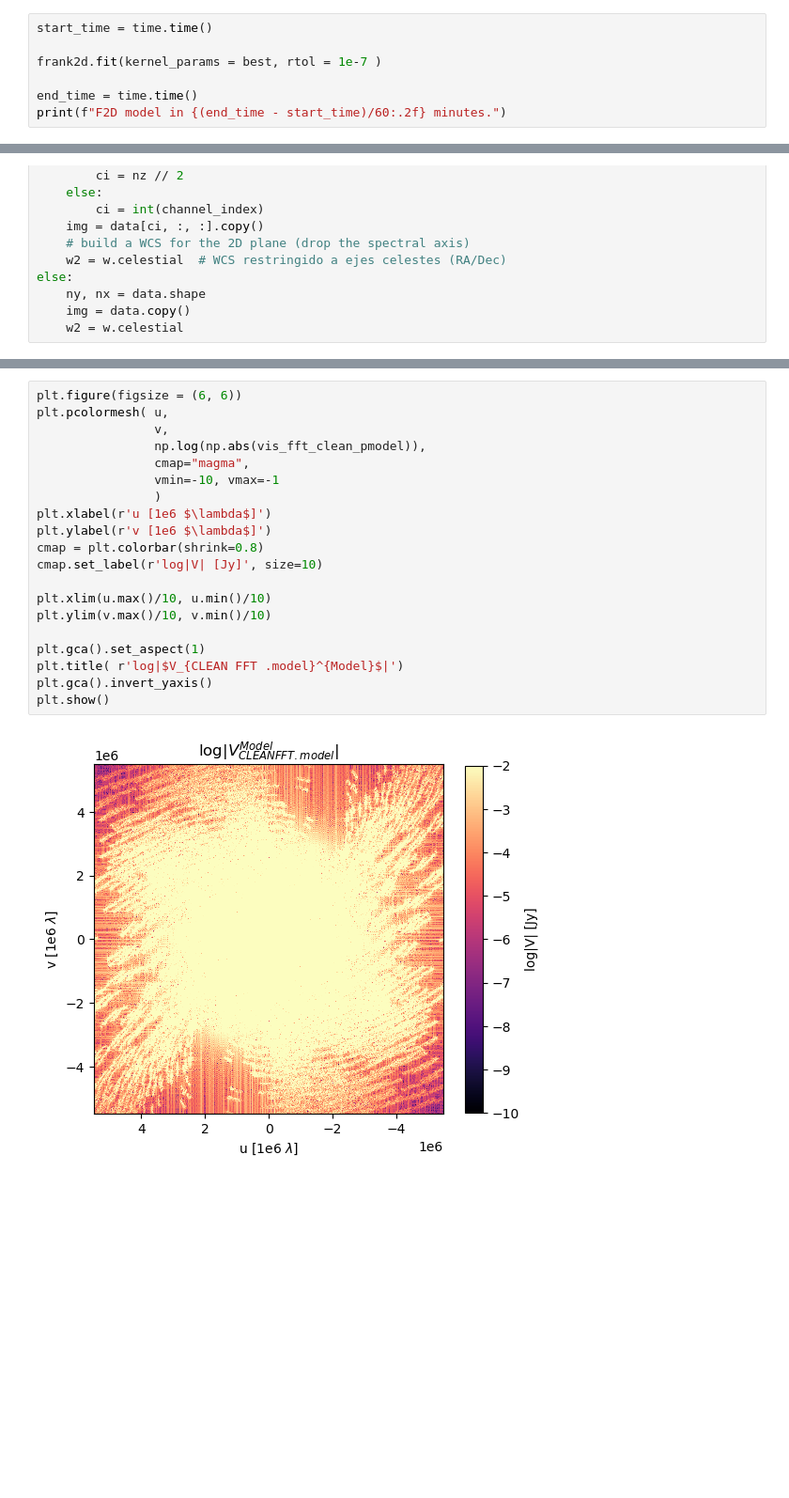
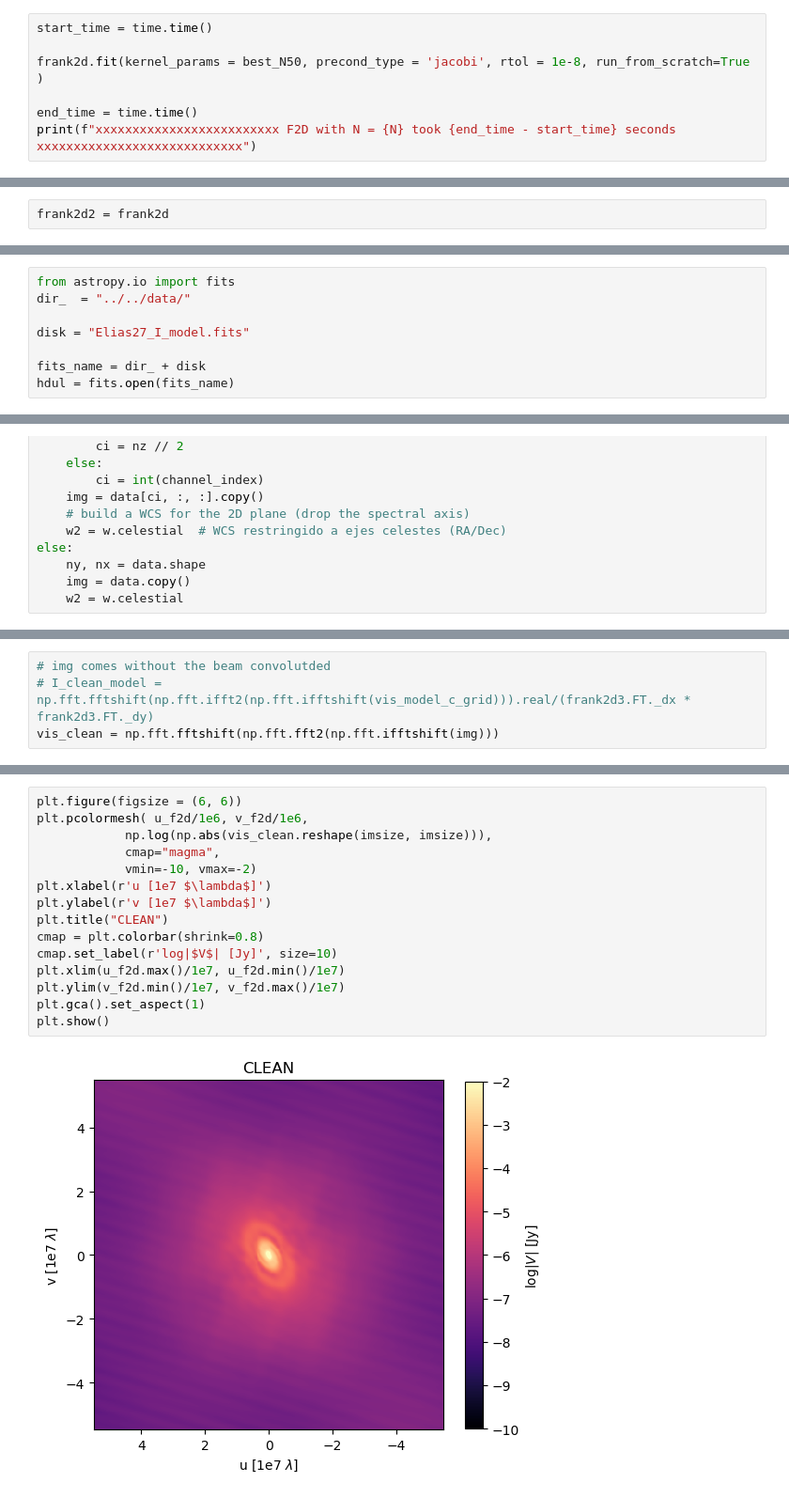
Before and after one commit to mariajmellado/frank2d, a Jupyter notebook: Results/Elias27_CLEAN_F1D_F2D_FourierSpace.ipynb, the cells around one changed output, grey strips where cells are left out. Shown at 94% size. Cells and saved outputs as stored; diff of their text form; blank space fills up the shorter version.

```diff
--- a/Results/Elias27_CLEAN_F1D_F2D_FourierSpace.ipynb
+++ b/Results/Elias27_CLEAN_F1D_F2D_FourierSpace.ipynb
@@ -113,8 +127,8 @@ best = {'m': -3.2974308124121103, 'c': 316116053366190.75, 'l': 44039.7062490081
 # %%
 start_time = time.time()
 
-frank2d.fit(kernel_params = best, rtol = 1e-7 )
+frank2d.fit(kernel_params = best_N50, precond_type = 'jacobi', rtol = 1e-8, run_from_scratch=True )
 
 end_time = time.time()
-print(f"F2D model in {(end_time - start_time)/60:.2f} minutes.")
+print(f"xxxxxxxxxxxxxxxxxxxxxxxxx F2D with N = {N} took {end_time - start_time} seconds xxxxxxxxxxxxxxxxxxxxxxxxxxxx")
 # %% [output]
@@ -384,0 +688,2 @@ hdul = fits.open(fits_name)
+# %%
+frank2d2 = frank2d
@@ -385,2 +720,10 @@ hdul = fits.open(fits_name)
+# %%
+from astropy.io import fits
+dir_  = "../../data/"
+
+disk = "Elias27_I_model.fits"
+
+fits_name = dir_ + disk
+hdul = fits.open(fits_name)
 # %%
 import matplotlib.colors as colors
@@ -482,0 +826,4 @@ vis_fft_clean_pmodel = np.abs(np.fft.fftshift(np.fft.fft2(np.fft.fftshift(img_))
+# %%
+# img comes without the beam convolutded
+# I_clean_model =  np.fft.fftshift(np.fft.ifft2(np.fft.ifftshift(vis_model_c_grid))).real/(frank2d3.FT._dx * frank2d3.FT._dy)
+vis_clean = np.fft.fftshift(np.fft.fft2(np.fft.ifftshift(img)))
@@ -483,22 +834,17 @@ vis_fft_clean_pmodel = np.abs(np.fft.fftshift(np.fft.fft2(np.fft.fftshift(img_))
 # %%
 plt.figure(figsize = (6, 6))
-plt.pcolormesh( u,
-                v,
-                np.log(np.abs(vis_fft_clean_pmodel)),
-                cmap="magma",
-                vmin=-10, vmax=-1
-                )
-plt.xlabel(r'u [1e6 $\lambda$]')
-plt.ylabel(r'v [1e6 $\lambda$]')
+plt.pcolormesh( u_f2d/1e6, v_f2d/1e6,
+            np.log(np.abs(vis_clean.reshape(imsize, imsize))),
+            cmap="magma",
+            vmin=-10, vmax=-2)
+plt.xlabel(r'u [1e7 $\lambda$]')
+plt.ylabel(r'v [1e7 $\lambda$]')
+plt.title("CLEAN")
 cmap = plt.colorbar(shrink=0.8)
-cmap.set_label(r'log|V| [Jy]', size=10)
-
-plt.xlim(u.max()/10, u.min()/10)
-plt.ylim(v.max()/10, v.min()/10)
-
+cmap.set_label(r'log|$V$| [Jy]', size=10)
+plt.xlim(u_f2d.max()/1e7, u_f2d.min()/1e7)
+plt.ylim(v_f2d.min()/1e7, v_f2d.max()/1e7)
 plt.gca().set_aspect(1)
-plt.title( r'log|$V_{CLEAN FFT .model}^{Model}$|')
-plt.gca().invert_yaxis()
 plt.show()
 # %% [output]
-[figure, old version]
+[figure, new version]
```
Also changed, not shown: parts of 115 cells of this notebook, 31 other files.
